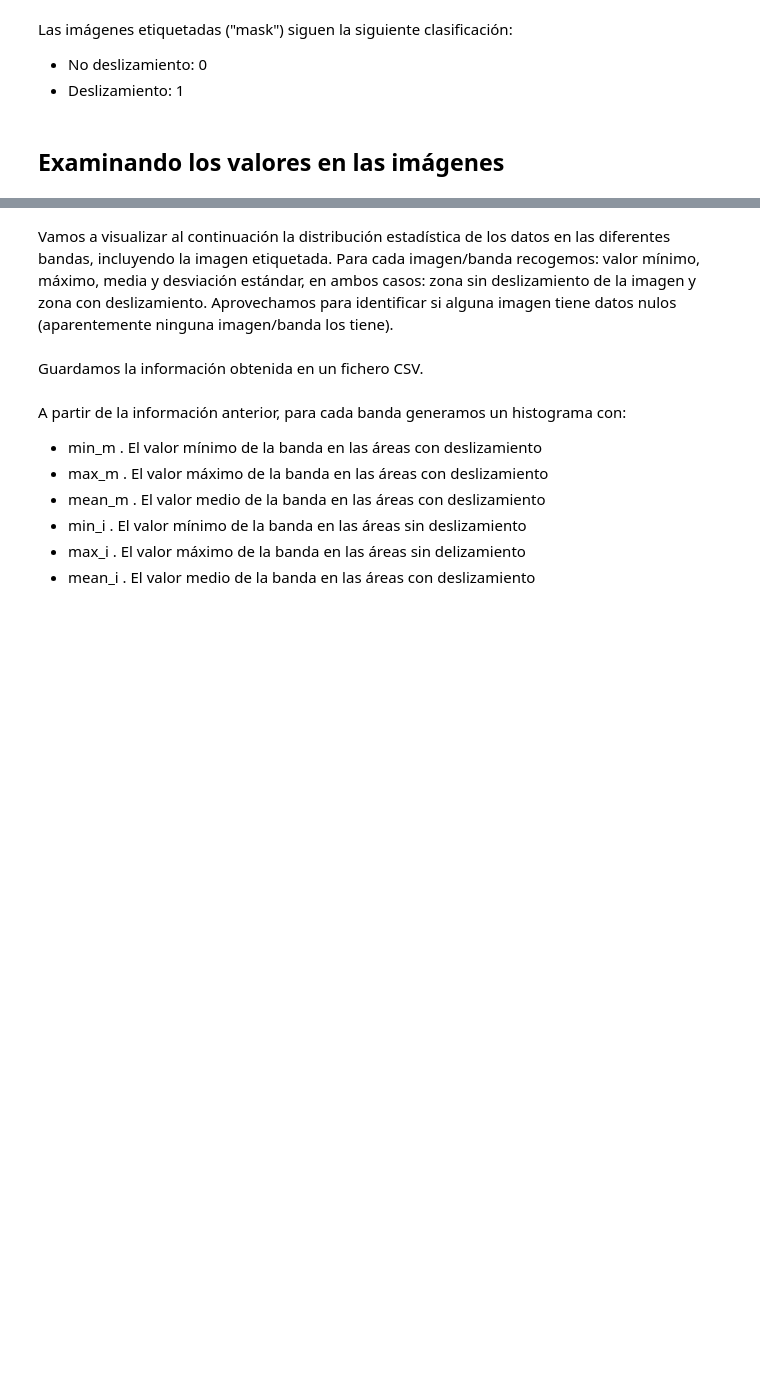
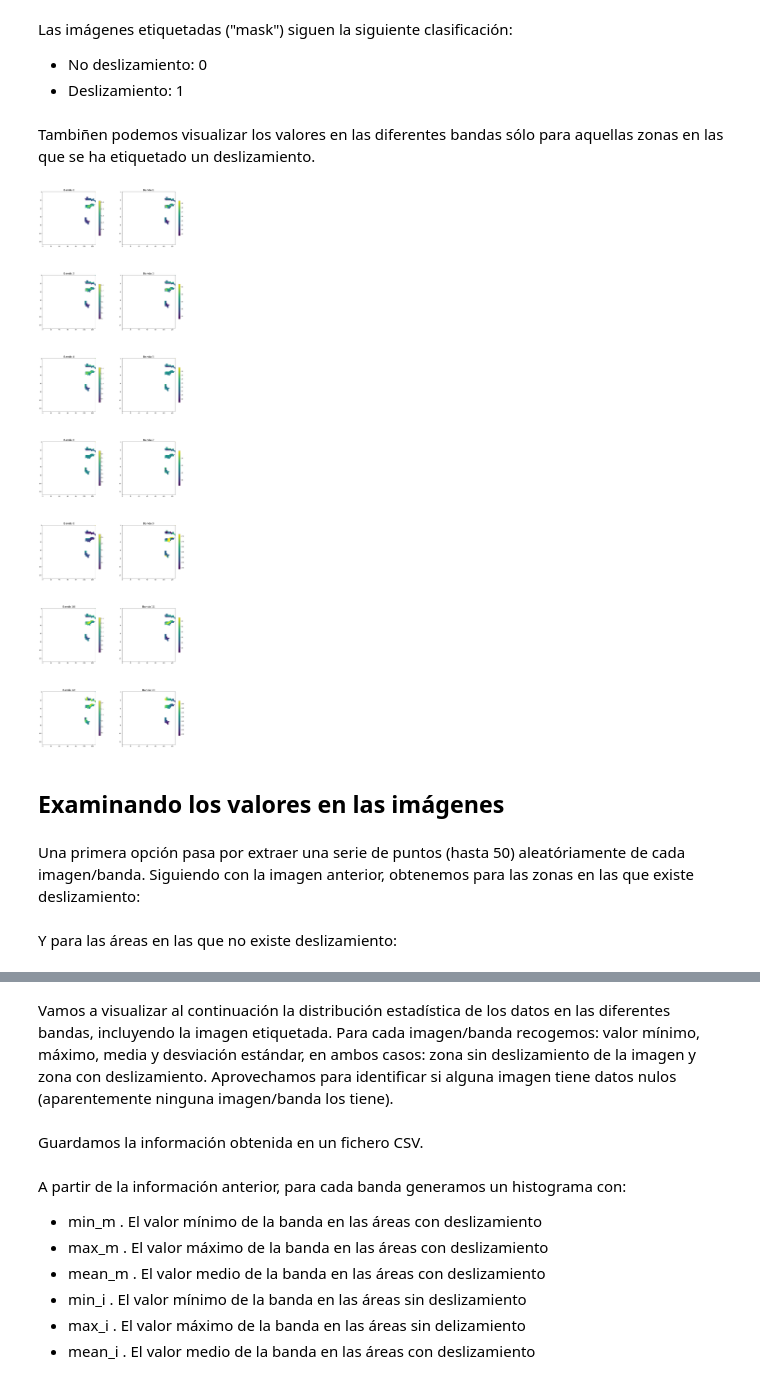
Before and after one commit to SERRA17/landslide-susceptibility, a Jupyter notebook: Analisis de imágenes.ipynb, the cells around one changed output, grey strips where cells are left out. Cells and saved outputs as stored; diff of their text form; code cells hidden in the pictures; blank space fills up the shorter version.

```diff
--- a/Analisis de imágenes.ipynb
+++ b/Analisis de imágenes.ipynb
@@ -87,5 +81,24 @@ Las imágenes etiquetadas ("mask") siguen la siguiente clasificación:
 
 - No deslizamiento: 0
 - Deslizamiento: 1
+# %% [markdown]
+Tambiñen podemos visualizar los valores en las diferentes bandas sólo para aquellas zonas en las que se ha etiquetado un deslizamiento.
+# %%
+#masked rasters (i.e. terrain with and without landslides)
+plt.subplots(1,figsize = (20,80))
+
+for i in range(14):
+    img_np = images[:,:,i]
+    new_img_np= np.ma.array(img_np, mask=np.logical_not(masks)) #landslide
+    plt.subplot(7,2,1+i)
+    plt.imshow(new_img_np)
+    plt.title("Banda " + str(i) ,fontdict={'fontsize': 20})
+    plt.colorbar(shrink=0.5)
+plt.show()
+# %% [output]
+[figure, added]
 # %% [markdown]
 ## Examinando los valores en las imágenes
+# %% [markdown]
+Una primera opción pasa por extraer una serie de puntos (hasta 50) aleatóriamente de cada imagen/banda.
+Siguiendo con la imagen anterior, obtenemos para las zonas en las que existe deslizamiento:
@@ -91,0 +126,2 @@ Las imágenes etiquetadas ("mask") siguen la siguiente clasificación:
+# %% [markdown]
+Y para las áreas en las que no existe deslizamiento:
```
Also changed, not shown: parts of 12 cells of this notebook.
